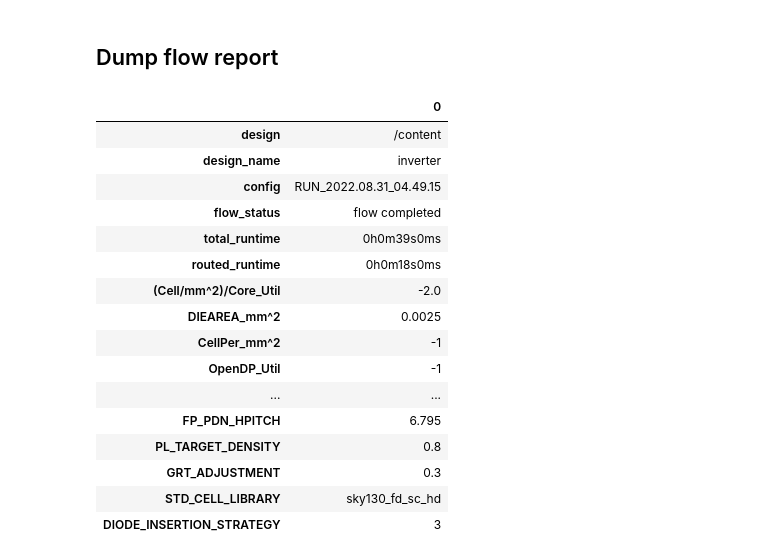
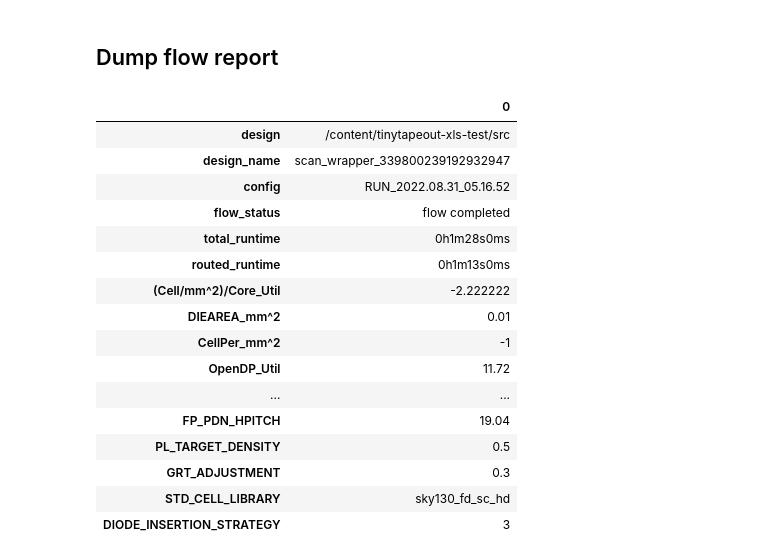
Before and after one commit to proppy/tinytapeout-xls-test, a Jupyter notebook: notebooks/popcount.ipynb, the cells around one changed output. Drawn from its saved outputs; the diff is of its cells as text; code cells hidden in the pictures.

```diff
--- a/notebooks/popcount.ipynb
+++ b/notebooks/popcount.ipynb
@@ -186,26 +193,26 @@ IPython.display.SVG('user_module.svg')
 # %%
 import pandas as pd
 import pathlib
 
 pd.options.display.max_rows = None
-final_summary_reports = sorted(pathlib.Path('runs').glob('*/reports/metrics.csv'))
+final_summary_reports = sorted(pathlib.Path('tinytapeout-xls-test/runs').glob('*/reports/metrics.csv'))
 df = pd.read_csv(final_summary_reports[-1])
 df.transpose()
 # %% [output]
 |  | 0 |
-| design | /content |
-| design_name | inverter |
-| config | RUN_2022.08.31_04.49.15 |
+| design | /content/tinytapeout-xls-test/src |
+| design_name | scan_wrapper_339800239192932947 |
+| config | RUN_2022.08.31_05.16.52 |
 | flow_status | flow completed |
-| total_runtime | 0h0m39s0ms |
-| routed_runtime | 0h0m18s0ms |
-| (Cell/mm^2)/Core_Util | -2.0 |
-| DIEAREA_mm^2 | 0.0025 |
+| total_runtime | 0h1m28s0ms |
+| routed_runtime | 0h1m13s0ms |
+| (Cell/mm^2)/Core_Util | -2.222222 |
+| DIEAREA_mm^2 | 0.01 |
 | CellPer_mm^2 | -1 |
-| OpenDP_Util | -1 |
+| OpenDP_Util | 11.72 |
 | ... | ... |
-| FP_PDN_HPITCH | 6.795 |
-| PL_TARGET_DENSITY | 0.8 |
+| FP_PDN_HPITCH | 19.04 |
+| PL_TARGET_DENSITY | 0.5 |
 | GRT_ADJUSTMENT | 0.3 |
 | STD_CELL_LIBRARY | sky130_fd_sc_hd |
 | DIODE_INSERTION_STRATEGY | 3 |
```
Also changed, not shown: parts of 5 cells of this notebook.
